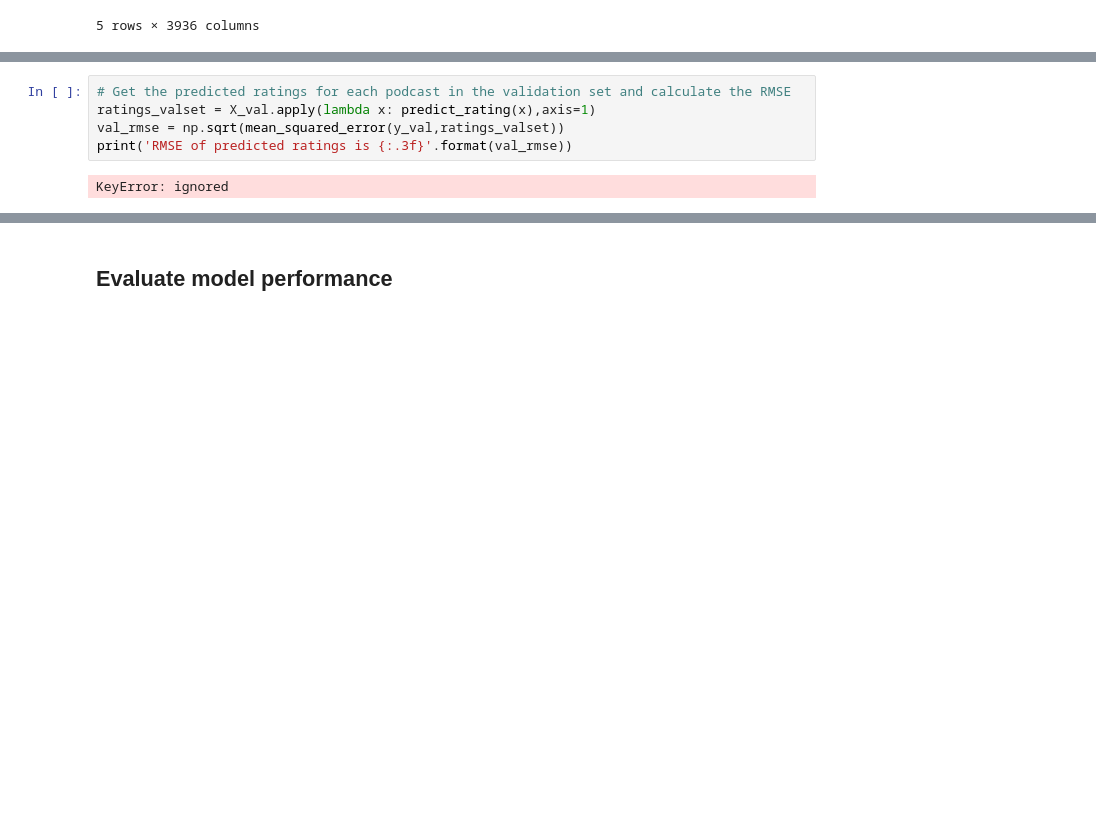
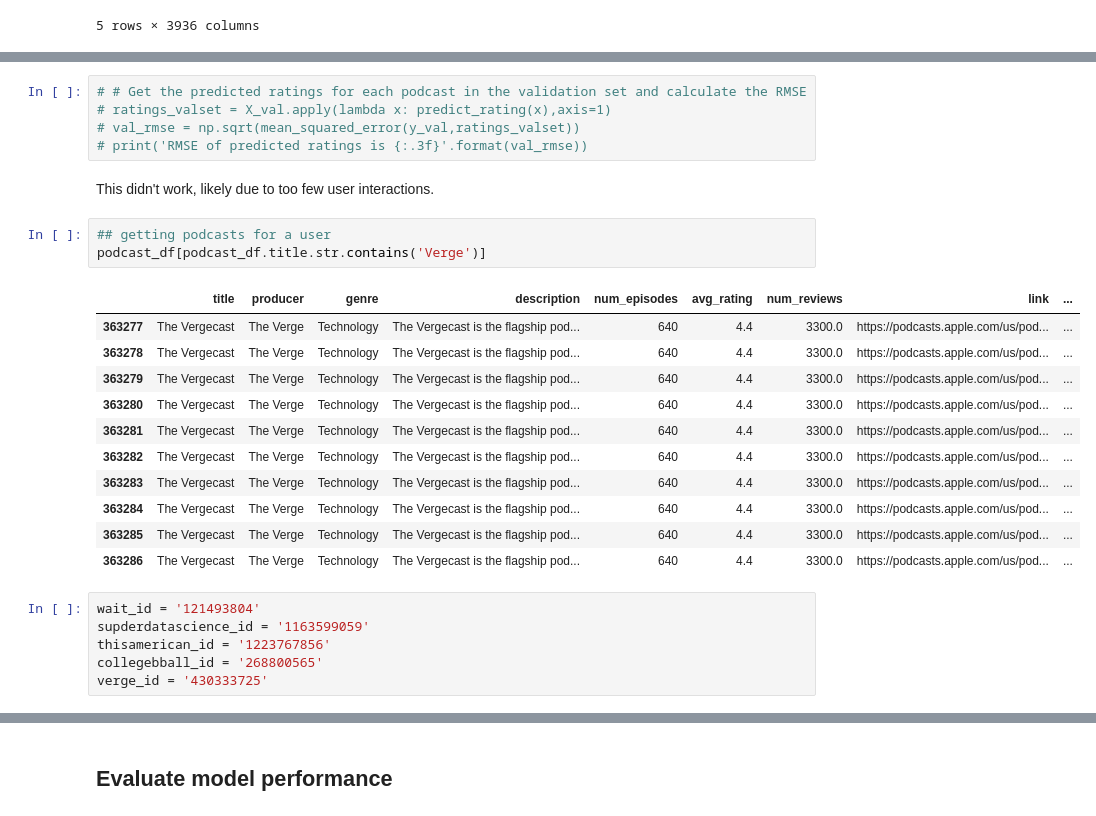
Before and after one commit to mille055/Rec_Project, a Jupyter notebook: notebooks/Get_text_embeddings.ipynb, the cells around one changed output, grey strips where cells are left out. Cells and saved outputs as stored; diff of their text form; blank space fills up the shorter version.

```diff
--- a/notebooks/Get_text_embeddings.ipynb
+++ b/notebooks/Get_text_embeddings.ipynb
@@ -248,7 +295,28 @@ def predict_rating(user_item_pair,simtable = sim_matrix,X_train=X_train, y_train
 # %%
-# Get the predicted ratings for each podcast in the validation set and calculate the RMSE
-ratings_valset = X_val.apply(lambda x: predict_rating(x),axis=1)
-val_rmse = np.sqrt(mean_squared_error(y_val,ratings_valset))
-print('RMSE of predicted ratings is {:.3f}'.format(val_rmse))
+# # Get the predicted ratings for each podcast in the validation set and calculate the RMSE
+# ratings_valset = X_val.apply(lambda x: predict_rating(x),axis=1)
+# val_rmse = np.sqrt(mean_squared_error(y_val,ratings_valset))
+# print('RMSE of predicted ratings is {:.3f}'.format(val_rmse))
-# %% [output]
-KeyError: ignored
+# %% [markdown]
+This didn't work, likely due to too few user interactions.
+# %%
+## getting podcasts for a user
+podcast_df[podcast_df.title.str.contains('Verge')]
+# %% [output]
+|  | title | producer | genre | description | num_episodes | avg_rating | num_reviews | link | ... |
+| 363277 | The Vergecast | The Verge | Technology | The Vergecast is the flagship pod... | 640 | 4.4 | 3300.0 | https://podcasts.apple.com/us/pod... | ... |
+| 363278 | The Vergecast | The Verge | Technology | The Vergecast is the flagship pod... | 640 | 4.4 | 3300.0 | https://podcasts.apple.com/us/pod... | ... |
+| 363279 | The Vergecast | The Verge | Technology | The Vergecast is the flagship pod... | 640 | 4.4 | 3300.0 | https://podcasts.apple.com/us/pod... | ... |
+| 363280 | The Vergecast | The Verge | Technology | The Vergecast is the flagship pod... | 640 | 4.4 | 3300.0 | https://podcasts.apple.com/us/pod... | ... |
+| 363281 | The Vergecast | The Verge | Technology | The Vergecast is the flagship pod... | 640 | 4.4 | 3300.0 | https://podcasts.apple.com/us/pod... | ... |
+| 363282 | The Vergecast | The Verge | Technology | The Vergecast is the flagship pod... | 640 | 4.4 | 3300.0 | https://podcasts.apple.com/us/pod... | ... |
+| 363283 | The Vergecast | The Verge | Technology | The Vergecast is the flagship pod... | 640 | 4.4 | 3300.0 | https://podcasts.apple.com/us/pod... | ... |
+| 363284 | The Vergecast | The Verge | Technology | The Vergecast is the flagship pod... | 640 | 4.4 | 3300.0 | https://podcasts.apple.com/us/pod... | ... |
+| 363285 | The Vergecast | The Verge | Technology | The Vergecast is the flagship pod... | 640 | 4.4 | 3300.0 | https://podcasts.apple.com/us/pod... | ... |
+| 363286 | The Vergecast | The Verge | Technology | The Vergecast is the flagship pod... | 640 | 4.4 | 3300.0 | https://podcasts.apple.com/us/pod... | ... |
+# %%
+wait_id = '121493804'
+supderdatascience_id = '1163599059'
+thisamerican_id = '1223767856'
+collegebball_id = '268800565'
+verge_id = '430333725'
```
Also changed, not shown: parts of 4 cells of this notebook.
